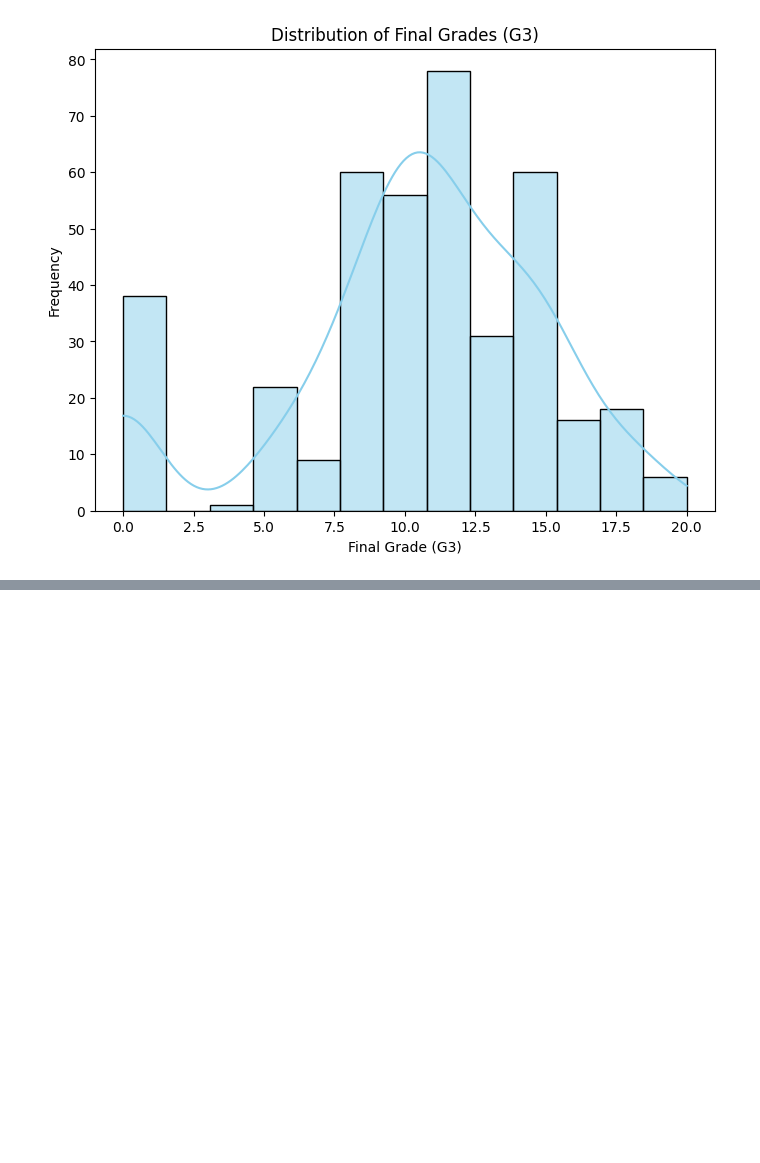
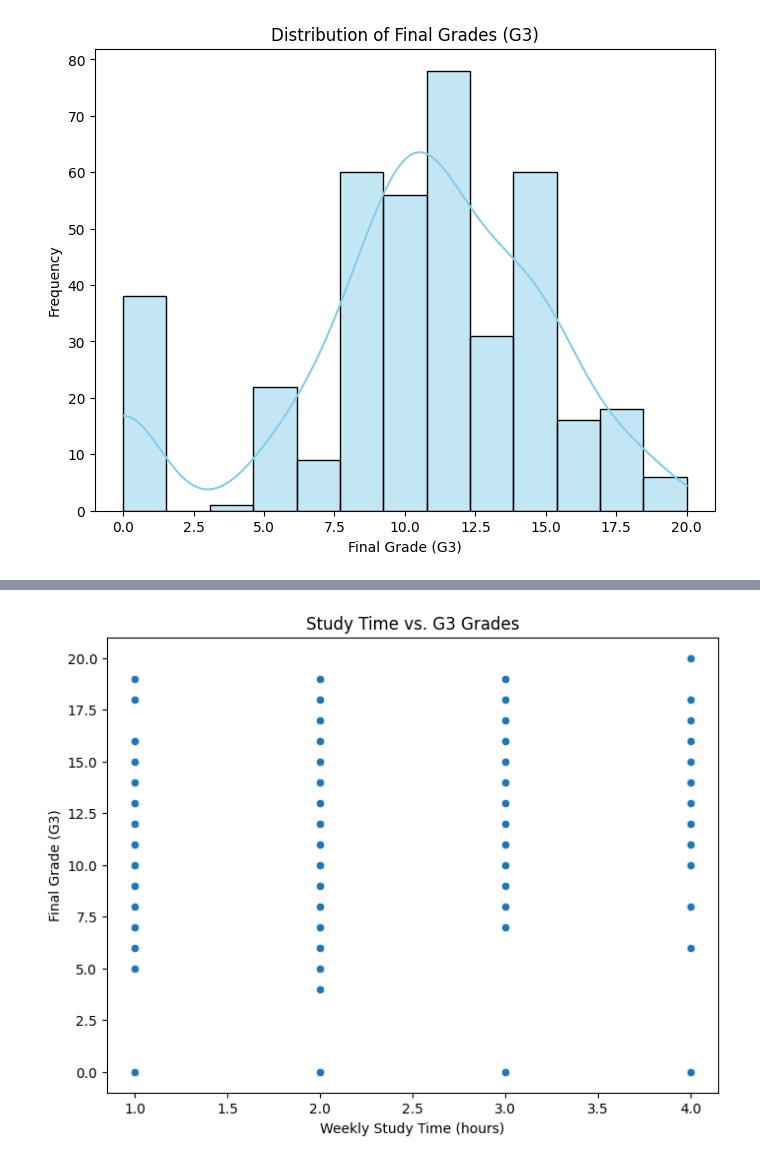
Before and after one commit to ReapredatoR/CodeAlpha_Predictive_Modeling_with_Linear-Regression, a Jupyter notebook: main.ipynb, the cells around one changed output, grey strips where cells are left out. Cells and saved outputs as stored; diff of their text form; code cells hidden in the pictures; blank space fills up the shorter version.

```diff
--- a/main.ipynb
+++ b/main.ipynb
@@ -118,0 +156,10 @@ plt.show()
+# %%
+# Plotting scatter plot between study time and G3 grades
+plt.figure(figsize=(8, 6))
+sns.scatterplot(x='studytime', y='G3', data=df)
+plt.title('Study Time vs. G3 Grades')
+plt.xlabel('Weekly Study Time (hours)')
+plt.ylabel('Final Grade (G3)')
+plt.show()
+# %% [output]
+[figure, added]
```
Also changed, not shown: parts of 3 cells of this notebook.
